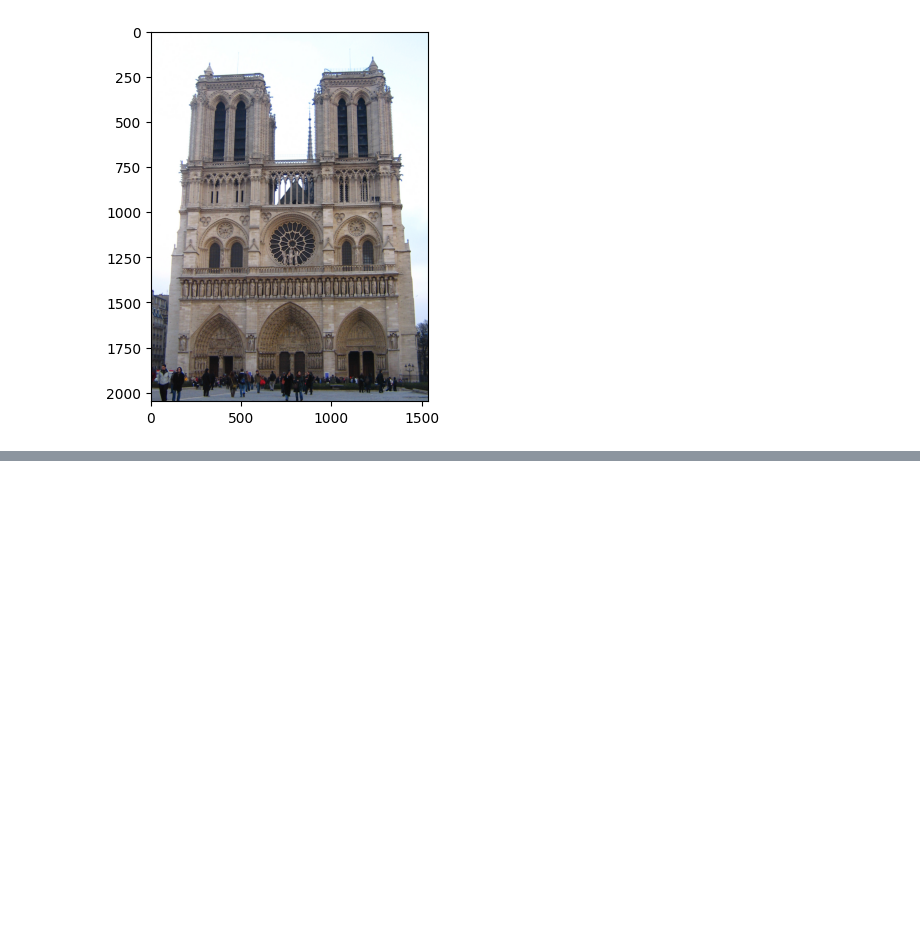
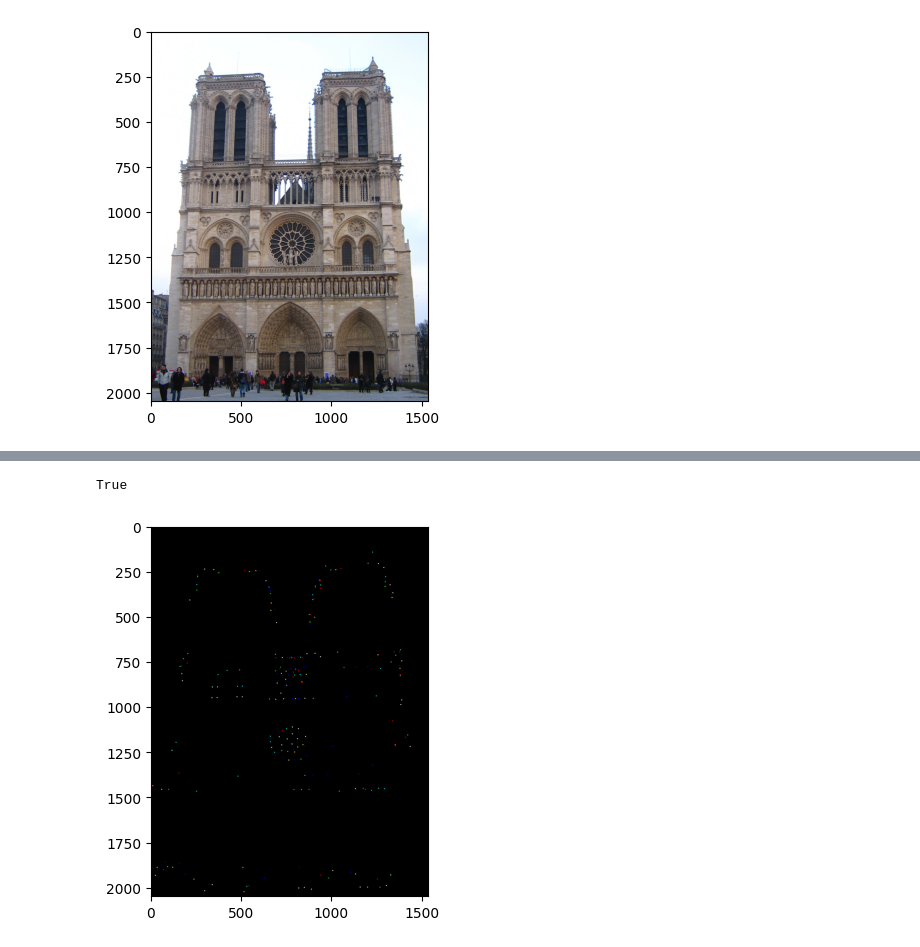
Before and after one commit to 25349023/harris-corner-sift-matching, a Jupyter notebook: 1/HW1-1.ipynb, the cells around one changed output, grey strips where cells are left out. Saved outputs shown, nothing was run; the diff lists cells and outputs as text; code cells hidden in the pictures; blank space fills up the shorter version.

```diff
--- a/1/HW1-1.ipynb
+++ b/1/HW1-1.ipynb
@@ -166,0 +158,27 @@ Clipping input data to the valid range for imshow with RGB data ([0..1] for floa
+# %%
+def windowed_slices(idx, wr):
+    x, y, ch = idx
+    s = [(np.s_[max(u - wr, 0):u + wr + 1], np.s_[max(v - wr, 0):v + wr + 1], c)
+         for u, v, c in zip(x, y, ch)]
+
+    return s
+# %%
+def non_maximal_suppression(corner_map: np.ndarray, w_radius=5, threshold=1e-2):
+    corner_map = corner_map.copy()
+    corner_map[corner_map < threshold] = 0
+    print(np.count_nonzero(corner_map))
+    result = np.zeros_like(corner_map)
+
+    flatten_cmap = corner_map.reshape([-1, corner_map.shape[-1]])
+
+    while np.count_nonzero(corner_map) > 0:
+        pos = flatten_cmap.argmax(axis=0)
+        unravel_pos = *np.unravel_index(pos, corner_map.shape[:-1]), np.array([0, 1, 2], dtype=np.int64)
+        neighbor_slices = windowed_slices(unravel_pos, 2)
+        for n in neighbor_slices:
+            result[n] = 1
+        neighbor_slices = windowed_slices(unravel_pos, w_radius)
+        for neighbor in neighbor_slices:
+            corner_map[neighbor] = 0
+
+    return result
@@ -166,0 +189,6 @@ Clipping input data to the valid range for imshow with RGB data ([0..1] for floa
+# %%
+plt.imshow(a)
+cv2.imwrite('test3.jpg', normalize(a, 0, 255))
+# %% [output]
+True
+[figure, added]
```
Also changed, not shown: parts of 28 cells of this notebook.
